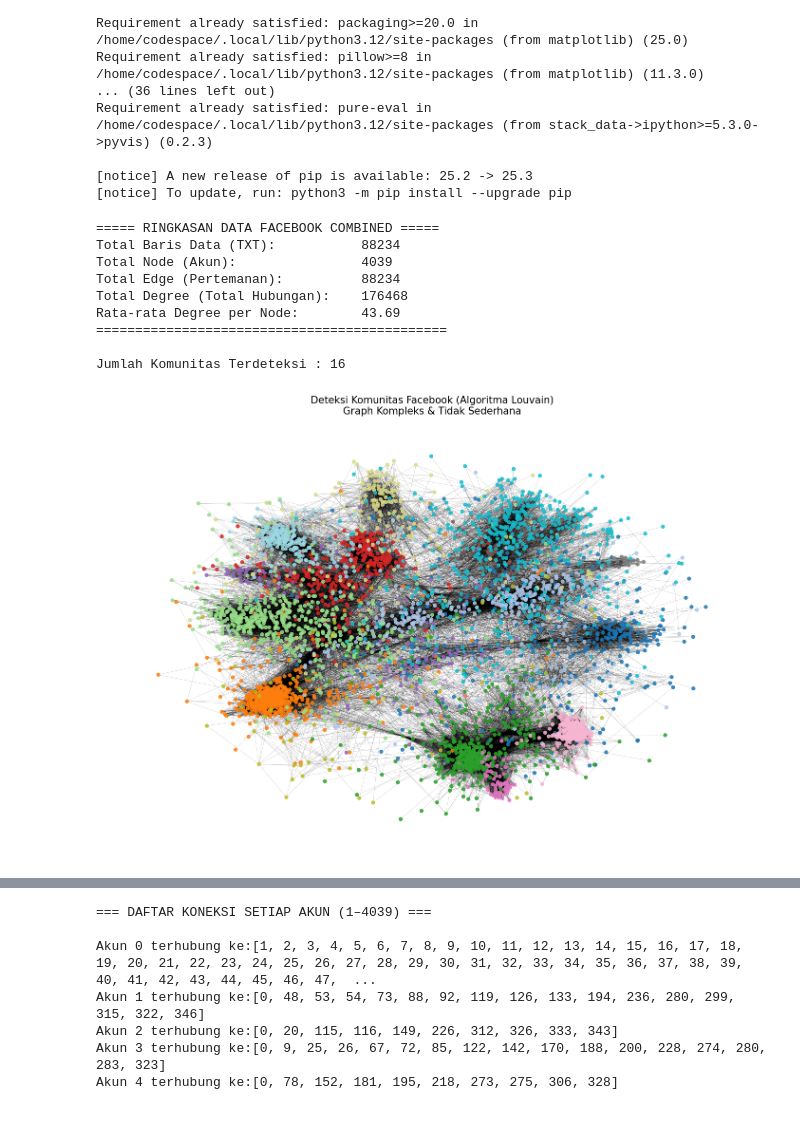
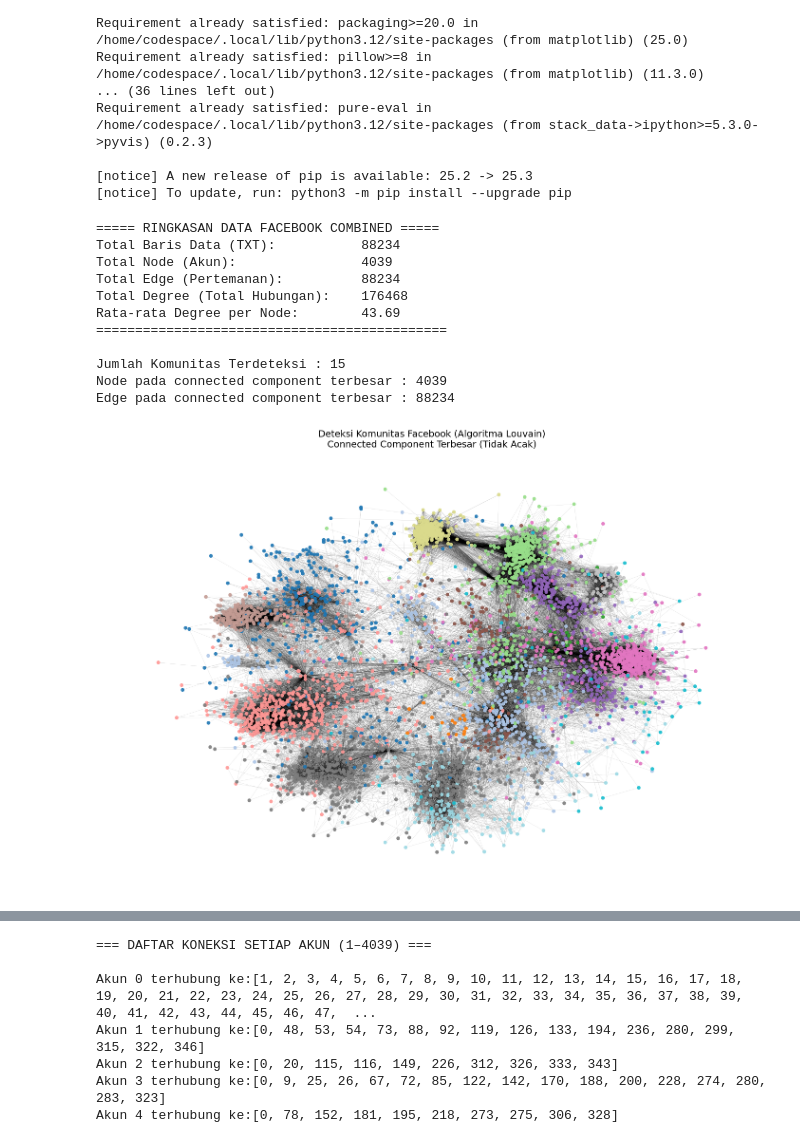
Before and after one commit to farah123-dot/ppw, a Jupyter notebook: _sources/facebook.ipynb, the cells around one changed output, grey strips where cells are left out. Drawn from its saved outputs; the diff is of its cells as text; code cells hidden in the pictures.

```diff
--- a/_sources/facebook.ipynb
+++ b/_sources/facebook.ipynb
@@ -29,7 +29,6 @@ import networkx as nx
 import matplotlib.pyplot as plt
 from community import community_louvain
 import numpy as np
-import random
 
 # -----------------------------------------------------------
 # 1. Load dataset facebook_combined
@@ -46,7 +45,7 @@ G = nx.read_edgelist(path, create_using=nx.Graph(), nodetype=int)
 # Hitung statistik jaringan
 total_nodes = G.number_of_nodes()
 total_edges = G.number_of_edges()
-total_degree = sum(dict(G.degree()).values())   # total semua degree
+total_degree = sum(dict(G.degree()).values())
 
 # -----------------------------------------------------------
 # RINGKASAN DATA
@@ -59,50 +58,71 @@ print(f"Total Degree (Total Hubungan):    {total_degree}")
 print(f"Rata-rata Degree per Node:        {total_degree/total_nodes:.2f}")
 print("=============================================\n")
 
-
 # -----------------------------------------------------------
-# 2. Deteksi komunitas (Algoritma Louvain)
+# 2. Deteksi komunitas (Algoritma Louvain) - FULL GRAPH
 # -----------------------------------------------------------
 partition = community_louvain.best_partition(G)
 num_communities = len(set(partition.values()))
 print("Jumlah Komunitas Terdeteksi :", num_communities)
 
 # -----------------------------------------------------------
-# 3. Visualisasi 2D graph (kompleks)
+# 3. VISUALISASI 2D GRAPH (TIDAK ACAK & TIDAK FREEZE)
 # -----------------------------------------------------------
+
+# Ambil connected component terbesar (BUKAN RANDOM)
+largest_cc = max(nx.connected_components(G), key=len)
+G_vis = G.subgraph(largest_cc)
+
+print("Node pada connected component terbesar :", G_vis.number_of_nodes())
+print("Edge pada connected component terbesar :", G_vis.number_of_edges())
+
+# Warna komunitas
+colors = [partition[node] for node in G_vis.nodes()]
+
 plt.figure(figsize=(18, 12))
 
-pos = nx.spring_layout(G, k=0.15, iterations=50)
-colors = [partition[node] for node in G.nodes()]
+# Layout deterministik (hasil tidak berubah-ubah)
+pos = nx.spring_layout(
+    G_vis,
+    k=0.15,
+    iterations=50,
+    seed=42
+)
 
 nx.draw_networkx_nodes(
-    G, pos,
-    node_size=25,
+    G_vis, pos,
+    node_size=20,
     node_color=colors,
     cmap=plt.cm.tab20,
-    alpha=0.85
+    alpha=0.9
 )
 
 nx.draw_networkx_edges(
-    G, pos,
-    width=0.3,
-    alpha=0.3
+    G_vis, pos,
+    width=0.2,
+    alpha=0.25
 )
 
-plt.title("Deteksi Komunitas Facebook (Algoritma Louvain)\nGraph Kompleks & Tidak Sederhana", fontsize=15)
-plt.axis('off')
+plt.title(
+    "Deteksi Komunitas Facebook (Algoritma Louvain)\n"
+    "Connected Component Terbesar (Tidak Acak)",
+    fontsize=14
+)
+plt.axis("off")
 plt.show()
 # %% [output]
 ===== RINGKASAN DATA FACEBOOK COMBINED =====
 Total Baris Data (TXT):           88234
 Total Node (Akun):                4039
 Total Edge (Pertemanan):          88234
 Total Degree (Total Hubungan):    176468
 Rata-rata Degree per Node:        43.69
 =============================================
 
-Jumlah Komunitas Terdeteksi : 16
+Jumlah Komunitas Terdeteksi : 15
+Node pada connected component terbesar : 4039
+Edge pada connected component terbesar : 88234
-[figure, old version]
+[figure, new version]
 # %%
 # ============================================================
 # LIST ANGGOTA AKUN DI SETIAP KOMUNITAS
```
Also changed, not shown: parts of 1 cell of this notebook, 5 other files.
